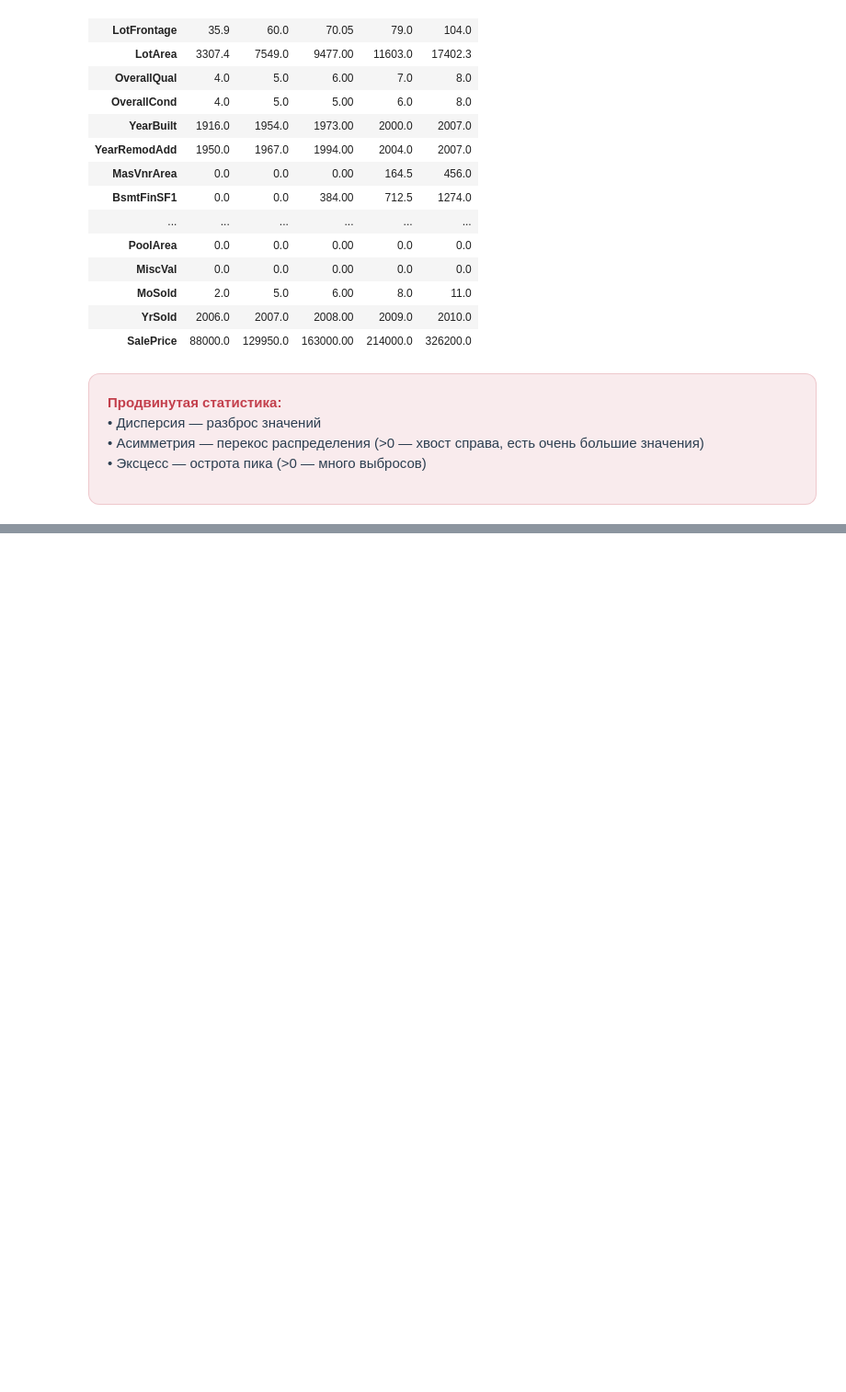
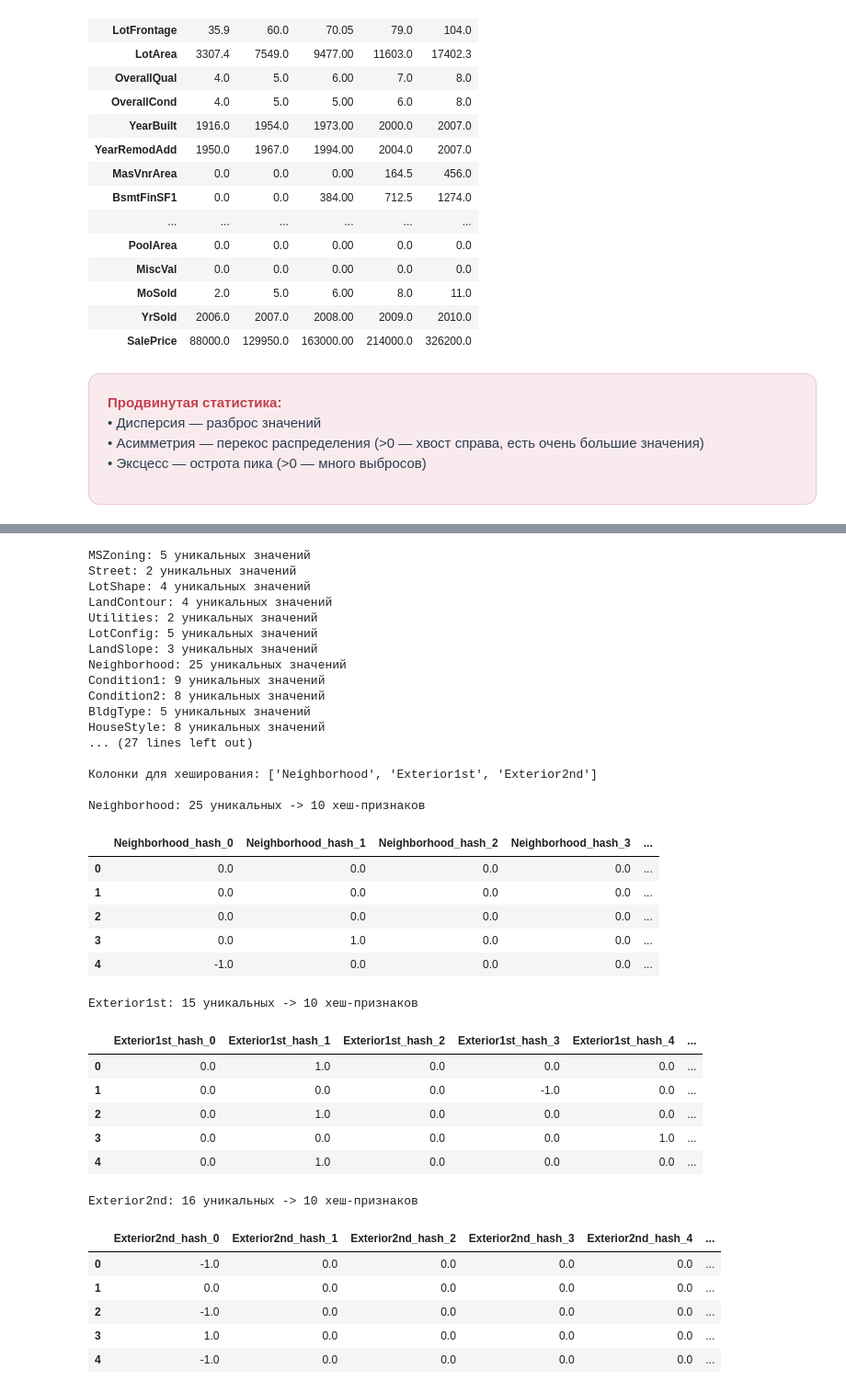
Before and after one commit to maria11-lab/Ml_course_homework, a Jupyter notebook: hw02_/hw02_data.ipynb, the cells around one changed output, grey strips where cells are left out. Shown at 92% size. Saved outputs shown, nothing was run; the diff lists cells and outputs as text; code cells hidden in the pictures; blank space fills up the shorter version.

```diff
--- a/hw02_/hw02_data.ipynb
+++ b/hw02_/hw02_data.ipynb
@@ -400,0 +487,61 @@ SalePrice kurtosis: 6.53 — много выбросов
+# %%
+from sklearn.feature_extraction import FeatureHasher
+
+high_card_cols = []
+for col in cat_cols:
+    unique_count = df_clean[col].nunique()
+    print(f"{col}: {unique_count} уникальных значений")
+    if unique_count > 13:
+        high_card_cols.append(col)
+
+print("\nКолонки для хеширования:", high_card_cols)
+
+if high_card_cols:
+    for col in high_card_cols:
+        hash_input = df_clean[col].apply(lambda x: {col: x}).tolist()
+        hasher = FeatureHasher(n_features=10, input_type='dict')
+        hashed = hasher.transform(hash_input).toarray()
+
+        hashed_df = pd.DataFrame(hashed, columns=[f'{col}_hash_{i}' for i in range(10)])
+        print(f"\n{col}: {df_clean[col].nunique()} уникальных -> 10 хеш-признаков")
+        display(hashed_df.head())
+else:
+    print("Нет колонок с >13 уникальными значениями")
+# %% [output]
+MSZoning: 5 уникальных значений
+Street: 2 уникальных значений
+LotShape: 4 уникальных значений
+LandContour: 4 уникальных значений
+Utilities: 2 уникальных значений
+LotConfig: 5 уникальных значений
+LandSlope: 3 уникальных значений
+Neighborhood: 25 уникальных значений
+Condition1: 9 уникальных значений
+Condition2: 8 уникальных значений
+BldgType: 5 уникальных значений
+HouseStyle: 8 уникальных значений
+... (27 lines left out)
+
+Колонки для хеширования: ['Neighborhood', 'Exterior1st', 'Exterior2nd']
+
+Neighborhood: 25 уникальных -> 10 хеш-признаков
+|  | Neighborhood_hash_0 | Neighborhood_hash_1 | Neighborhood_hash_2 | Neighborhood_hash_3 | ... |
+| 0 | 0.0 | 0.0 | 0.0 | 0.0 | ... |
+| 1 | 0.0 | 0.0 | 0.0 | 0.0 | ... |
+| 2 | 0.0 | 0.0 | 0.0 | 0.0 | ... |
+| 3 | 0.0 | 1.0 | 0.0 | 0.0 | ... |
+| 4 | -1.0 | 0.0 | 0.0 | 0.0 | ... |
+Exterior1st: 15 уникальных -> 10 хеш-признаков
+|  | Exterior1st_hash_0 | Exterior1st_hash_1 | Exterior1st_hash_2 | Exterior1st_hash_3 | Exterior1st_hash_4 | ... |
+| 0 | 0.0 | 1.0 | 0.0 | 0.0 | 0.0 | ... |
+| 1 | 0.0 | 0.0 | 0.0 | -1.0 | 0.0 | ... |
+| 2 | 0.0 | 1.0 | 0.0 | 0.0 | 0.0 | ... |
+| 3 | 0.0 | 0.0 | 0.0 | 0.0 | 1.0 | ... |
+| 4 | 0.0 | 1.0 | 0.0 | 0.0 | 0.0 | ... |
+Exterior2nd: 16 уникальных -> 10 хеш-признаков
+|  | Exterior2nd_hash_0 | Exterior2nd_hash_1 | Exterior2nd_hash_2 | Exterior2nd_hash_3 | Exterior2nd_hash_4 | ... |
+| 0 | -1.0 | 0.0 | 0.0 | 0.0 | 0.0 | ... |
+| 1 | 0.0 | 0.0 | 0.0 | 0.0 | 0.0 | ... |
+| 2 | -1.0 | 0.0 | 0.0 | 0.0 | 0.0 | ... |
+| 3 | 1.0 | 0.0 | 0.0 | 0.0 | 0.0 | ... |
+| 4 | -1.0 | 0.0 | 0.0 | 0.0 | 0.0 | ... |
```
Also changed, not shown: parts of 7 cells of this notebook.
